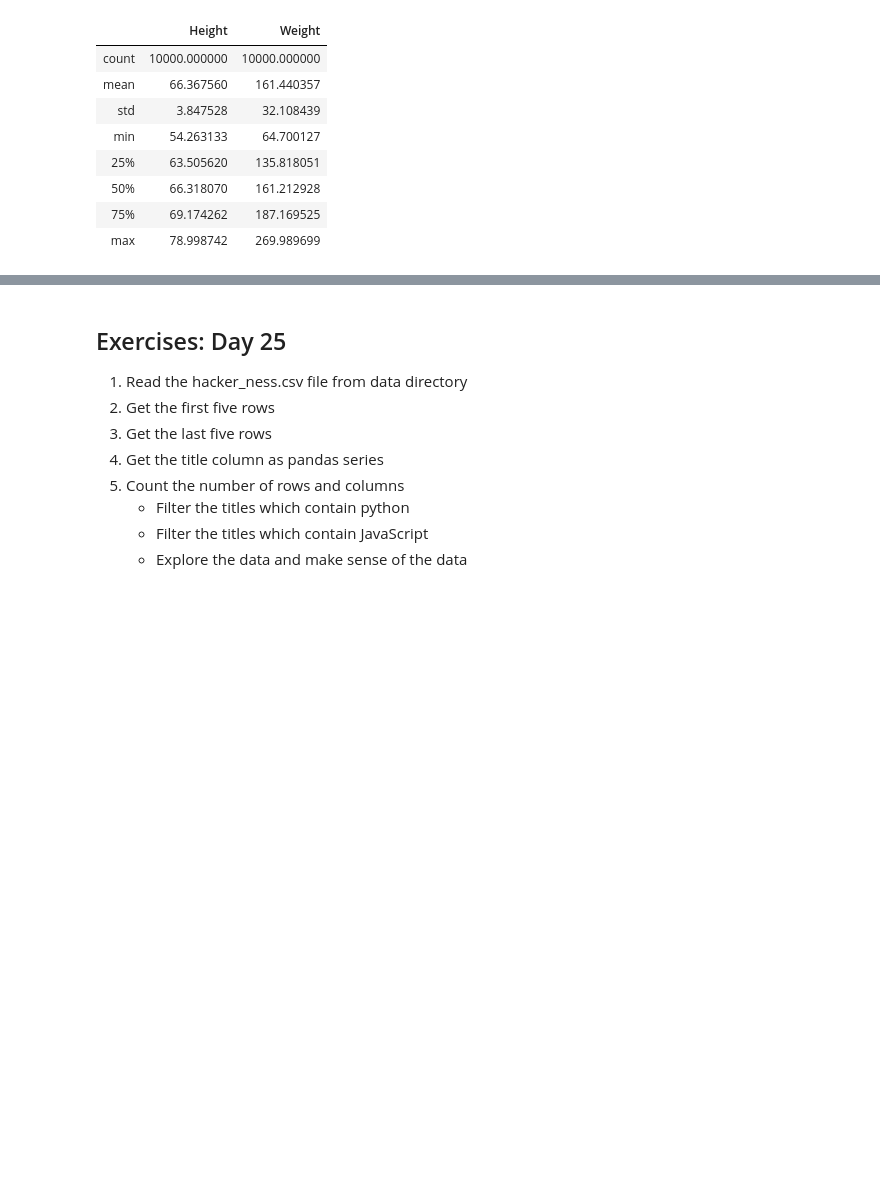
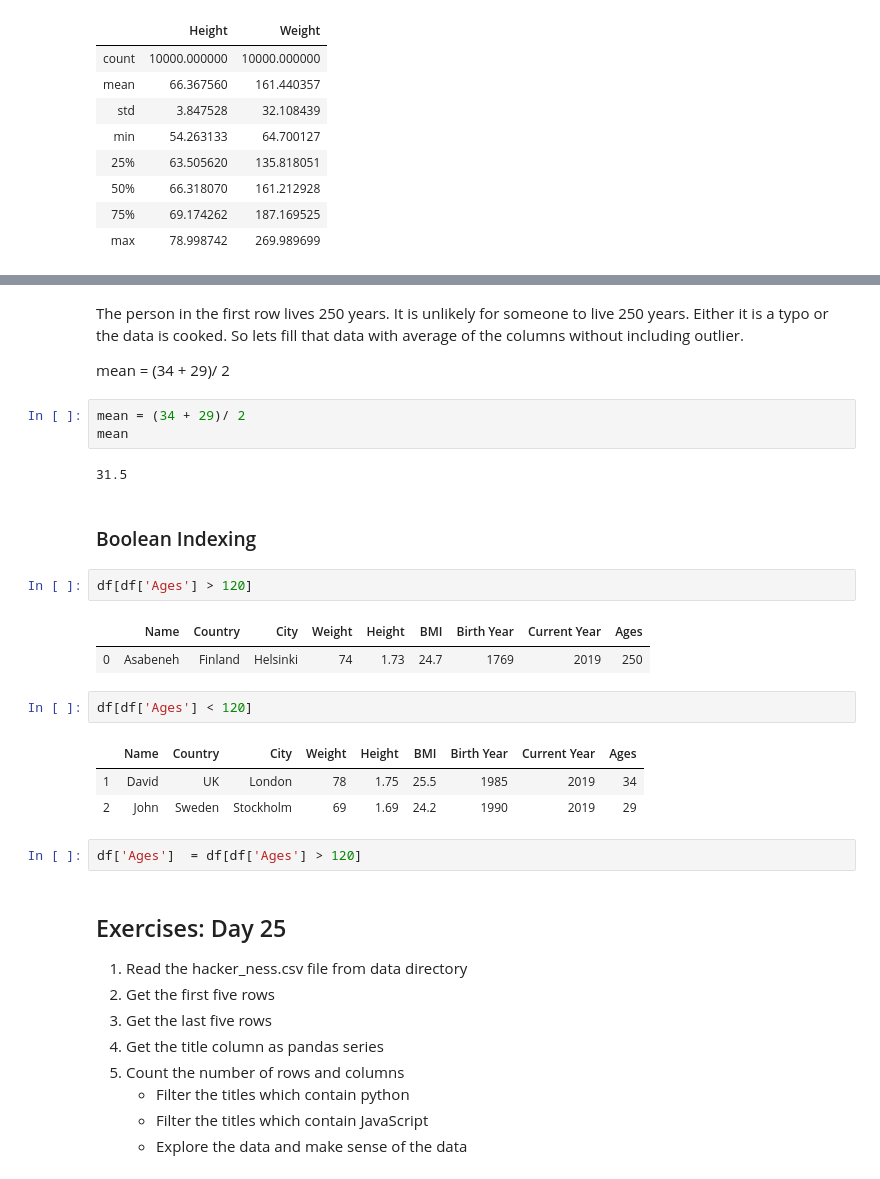
Before and after one commit to Abdullayews/30-Days-Of-Python-backup, a Jupyter notebook: pandas.ipynb, the cells around one changed output, grey strips where cells are left out. Cells and saved outputs as stored; diff of their text form; blank space fills up the shorter version.

```diff
--- a/pandas.ipynb
+++ b/pandas.ipynb
@@ -271,3 +433,27 @@ df.describe()  # describe can also give statistical information from a datafrom
+# %% [markdown]
+The person in the first row lives 250 years. It is unlikely for someone to live 250 years. Either it is a typo or the data is cooked. So lets fill that data with average of the columns without including outlier.
+
+mean = (34 + 29)/ 2
+# %%
+mean = (34 + 29)/ 2
+mean
+# %% [output]
+31.5
+# %% [markdown]
+### Boolean Indexing
+# %%
+df[df['Ages'] > 120]
+# %% [output]
+|  | Name | Country | City | Weight | Height | BMI | Birth Year | Current Year | Ages |
+| 0 | Asabeneh | Finland | Helsinki | 74 | 1.73 | 24.7 | 1769 | 2019 | 250 |
+# %%
+df[df['Ages'] < 120]
+# %% [output]
+|  | Name | Country | City | Weight | Height | BMI | Birth Year | Current Year | Ages |
+| 1 | David | UK | London | 78 | 1.75 | 25.5 | 1985 | 2019 | 34 |
+| 2 | John | Sweden | Stockholm | 69 | 1.69 | 24.2 | 1990 | 2019 | 29 |
+# %%
+df['Ages']  = df[df['Ages'] > 120]
 # %% [markdown]
 ## Exercises: Day 25
 1. Read the hacker_ness.csv file from data directory
```
Also changed, not shown: parts of 44 cells of this notebook.
